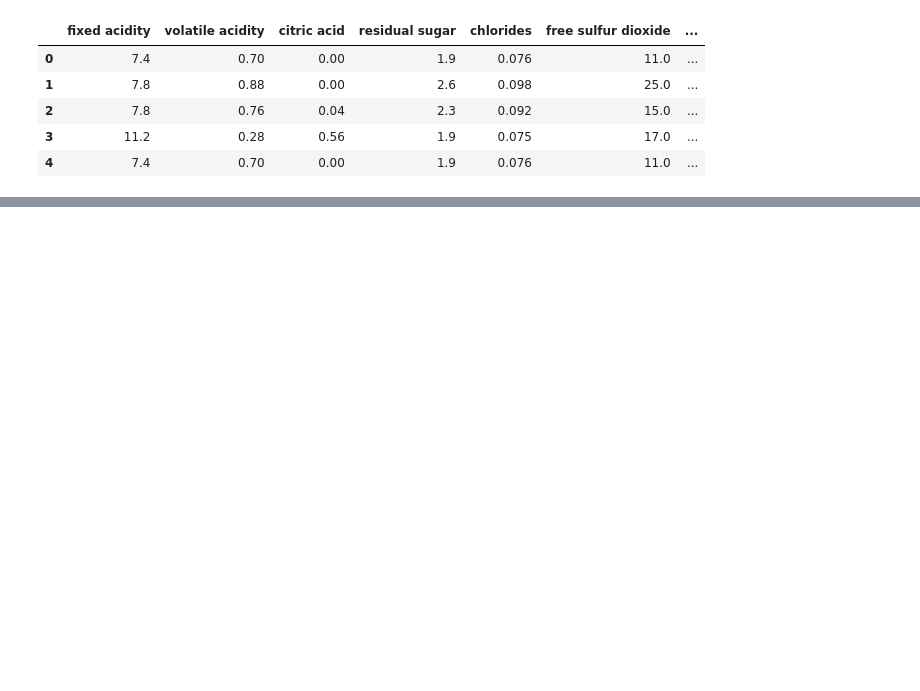
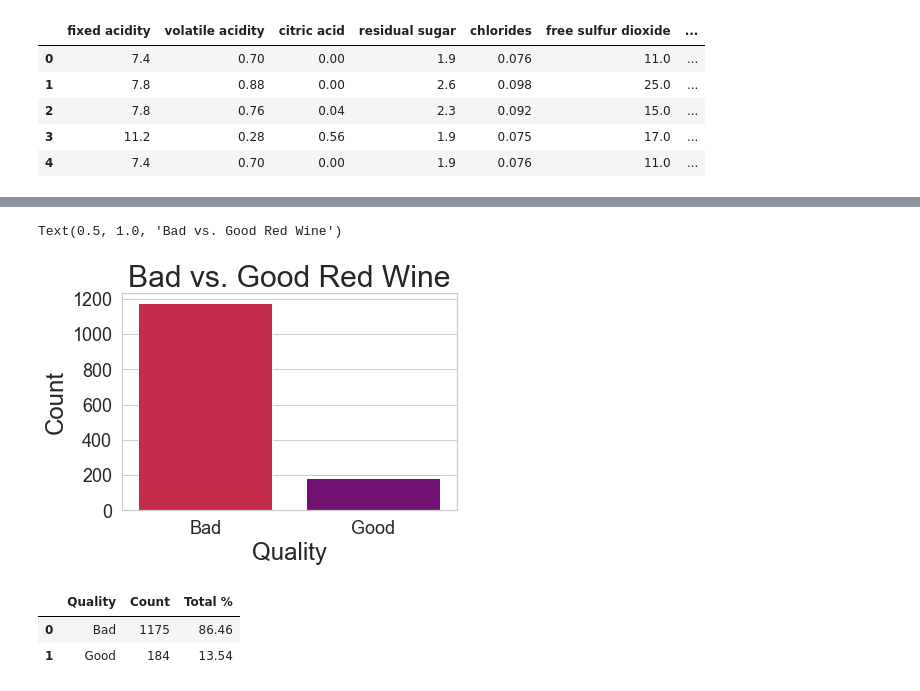
Before and after one commit to erikajane/Good_Wine_Classification, a Jupyter notebook: Red Wine.ipynb, the cells around one changed output, grey strips where cells are left out. Drawn from its saved outputs; the diff is of its cells as text; code cells hidden in the pictures; blank space fills up the shorter version.

```diff
--- a/Red Wine.ipynb
+++ b/Red Wine.ipynb
@@ -39,0 +151,31 @@ df.head()
+# %%
+# Change 3 & 4 & 5 & 6 to 1 (Bad), change 7 & 8 to 2 (Good)
+
+df['quality'] = df['quality'].replace([3,4, 5, 6],1)
+df['quality'] = df['quality'].replace([7,8],2)
+# %%
+# View 'bad quality' vs. 'good quality' wine distribution
+
+sns.countplot(x='quality', data=df, palette = ['crimson', 'purple'])
+plt.xlabel('Quality', fontsize=24)
+plt.ylabel('Count', fontsize=24)
+plt.xticks(fontsize=18)
+plt.yticks(fontsize=18)
+plt.xticks(np.arange(2), labels=['Bad','Good'])
+plt.title('Bad vs. Good Red Wine', fontsize=30)
+# %% [output]
+Text(0.5, 1.0, 'Bad vs. Good Red Wine')
+[figure, added]
+# %%
+good_bad_dict = dict(Counter(sorted(df['quality'])))
+good_bad_df = pd.DataFrame.from_dict(good_bad_dict, orient='index')
+good_bad_df = good_bad_df.reset_index()
+good_bad_df.columns = ['Quality', 'Count']
+good_bad_df['Total %'] = round((good_bad_df['Count']/1359)*100, 2)
+good_bad_df['Quality'] = good_bad_df['Quality'].replace(1,'Bad')
+good_bad_df['Quality'] = good_bad_df['Quality'].replace(2, 'Good')
+good_bad_df
+# %% [output]
+|  | Quality | Count | Total % |
+| 0 | Bad | 1175 | 86.46 |
+| 1 | Good | 184 | 13.54 |
```
Also changed, not shown: parts of 30 cells of this notebook, 1 other file.
